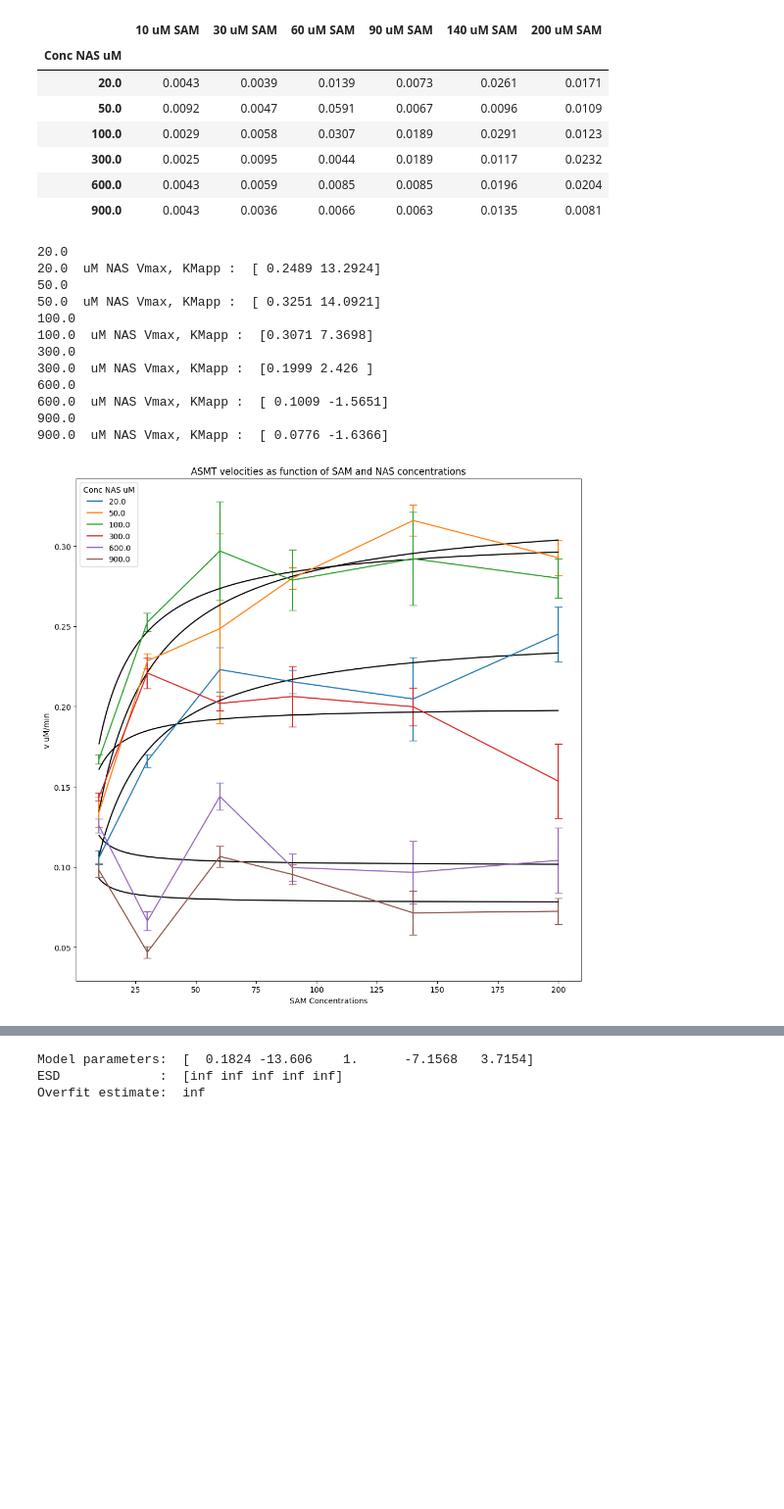
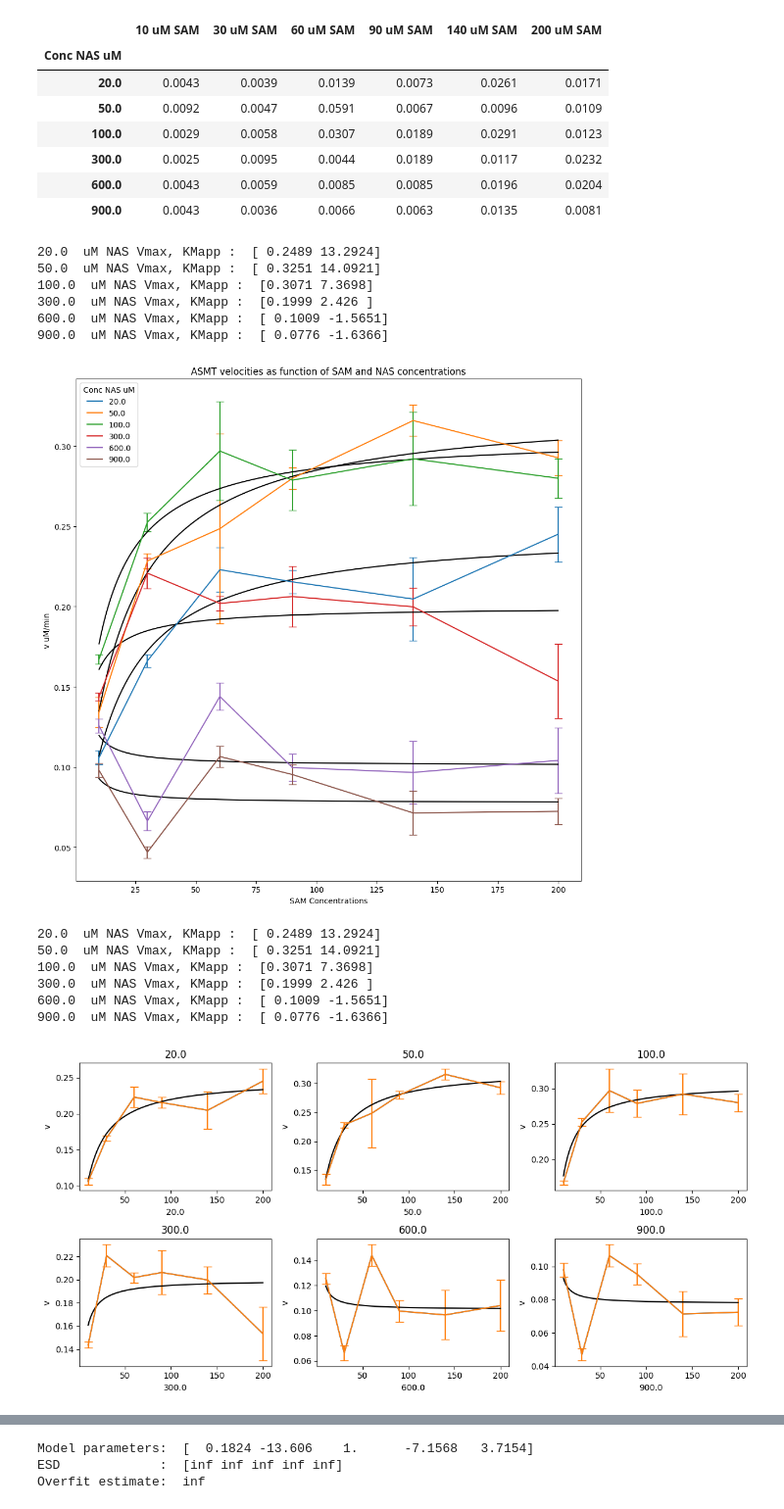
Before and after one commit to Qflow777/BiBi_enzyme_kinetics, a Jupyter notebook: BiBi_seq.ipynb, the cells around one changed output, grey strips where cells are left out. Shown at 98% size. Cells and saved outputs as stored; diff of their text form; code cells hidden in the pictures; blank space fills up the shorter version.

```diff
--- a/BiBi_seq.ipynb
+++ b/BiBi_seq.ipynb
@@ -383,6 +400,8 @@ velocities_esds.round(4)
 | 600.0 | 0.0043 | 0.0059 | 0.0085 | 0.0085 | 0.0196 | 0.0204 |
 | 900.0 | 0.0043 | 0.0036 | 0.0066 | 0.0063 | 0.0135 | 0.0081 |
 # %%
+# Plot for fixed NAS conc and fit MM equation
+
 import matplotlib.pyplot as plt
 plt.rcParams["figure.figsize"] = (10, 10)
 
@@ -395,7 +414,7 @@ c_SAM_fit = np.arange(10,200,.1)
 velocities.columns = c_SAM
 velocities_esds.columns = c_SAM
 
-velocities.T.plot(yerr = velocities_esds.T, capsize = 5, ecolor = None, style="o")
+velocities.T.plot(yerr = velocities_esds.T, capsize = 5, ecolor = None)
 
 for col in velocities.T:
   col_array = velocities.T[col].to_numpy()  # Convert the Series to a NumPy array
@@ -417,16 +436,10 @@ plt.title("ASMT velocities as function of SAM and NAS concentrations")
 plt.tight_layout()
 plt.show()
 # %% [output]
-20.0
 20.0  uM NAS Vmax, KMapp :  [ 0.2489 13.2924]
-50.0
 50.0  uM NAS Vmax, KMapp :  [ 0.3251 14.0921]
-100.0
 100.0  uM NAS Vmax, KMapp :  [0.3071 7.3698]
-300.0
 300.0  uM NAS Vmax, KMapp :  [0.1999 2.426 ]
-600.0
 600.0  uM NAS Vmax, KMapp :  [ 0.1009 -1.5651]
-900.0
 900.0  uM NAS Vmax, KMapp :  [ 0.0776 -1.6366]
 [figure]
@@ -432,0 +476,50 @@ plt.show()
+# %%
+import pandas as pd
+import matplotlib.pyplot as plt
+
+
+
+# Define the number of rows and columns for subplots (assuming equal columns)
+n_rows = int(np.ceil(len(velocities.T.columns) / 3))  # adjust 3 for desired columns per row
+n_cols = 3  # adjust for desired columns per row
+
+# Create the figure and subplots
+fig, axes = plt.subplots(n_rows, n_cols, figsize=(12, 6))  # adjust figsize as needed
+
+# Loop through each column and plot in a subplot
+for i, col in enumerate(velocities.T.columns):
+
+    row = i // n_cols
+    colo = i % n_cols  # calculate subplot indexes
+
+    # Get the data for the current column
+    data = velocities.T[col]
+    col_array = data.to_numpy()
+
+    # Choose your preferred plot type (example: histogram)
+    axes[row, colo].plot(data)
+    axes[row, colo].errorbar(x = data.index, y = data.values, yerr = velocities_esds.T[col], capsize = 5, ecolor = None)
+    optimizedParameters, pcov = curve_fit(michaelis_menten, c_SAM, col_array)
+    print(col, ' uM NAS Vmax, KMapp : ', optimizedParameters)
+    axes[row, colo].plot(c_SAM_fit, michaelis_menten(c_SAM_fit, *optimizedParameters), label=optimizedParameters, color = '0')
+
+
+
+    # Customize each subplot (labels, title, etc.)
+    axes[row, colo].set_title(col)
+    axes[row, colo].set_xlabel(col)
+    axes[row, colo].set_ylabel("v")
+
+# Adjust spacing and layout if needed
+plt.tight_layout()
+
+# Show the plot
+plt.show()
+# %% [output]
+20.0  uM NAS Vmax, KMapp :  [ 0.2489 13.2924]
+50.0  uM NAS Vmax, KMapp :  [ 0.3251 14.0921]
+100.0  uM NAS Vmax, KMapp :  [0.3071 7.3698]
+300.0  uM NAS Vmax, KMapp :  [0.1999 2.426 ]
+600.0  uM NAS Vmax, KMapp :  [ 0.1009 -1.5651]
+900.0  uM NAS Vmax, KMapp :  [ 0.0776 -1.6366]
+[figure, added]
```
Also changed, not shown: parts of 11 cells of this notebook.
